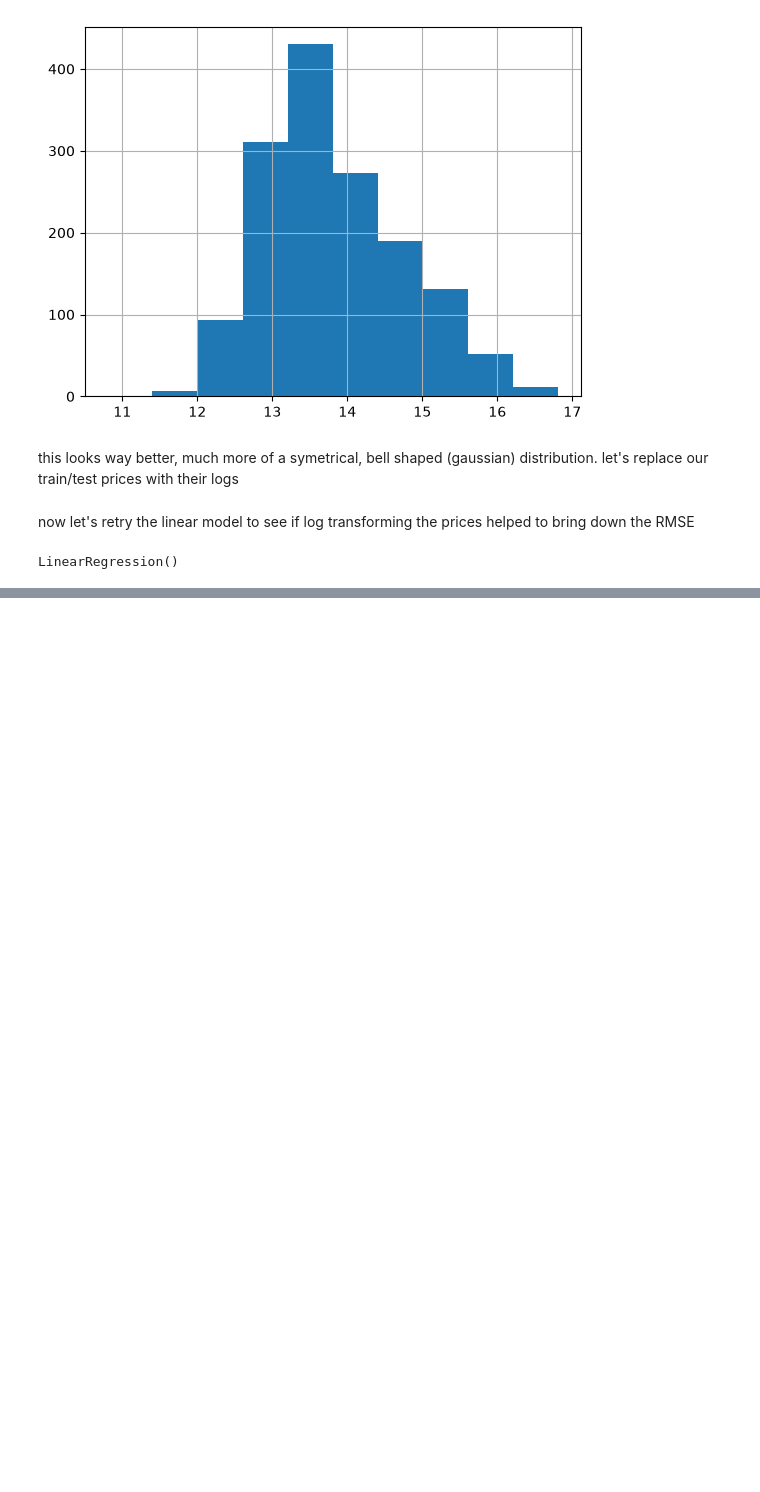
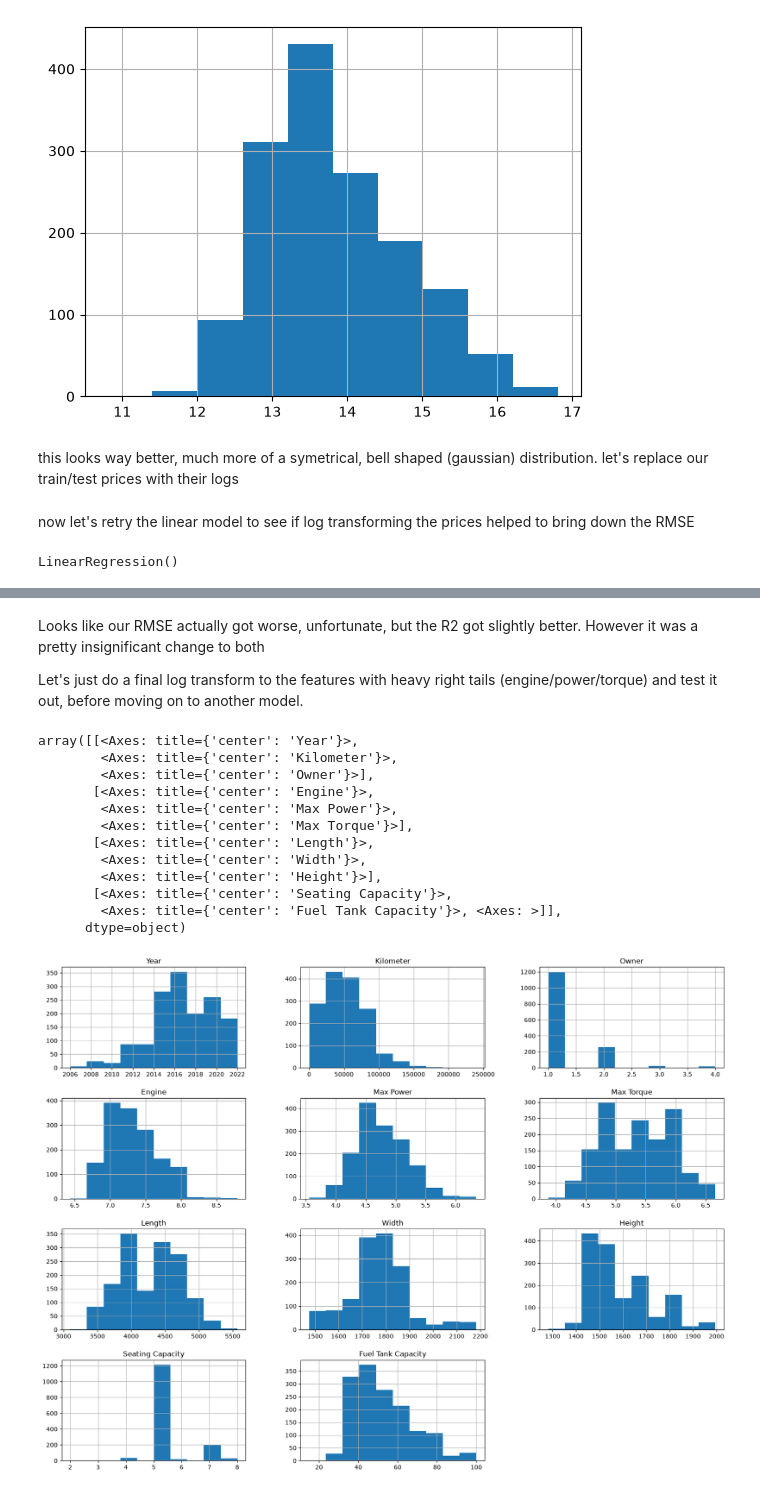
Before and after one commit to zainbabar/vehicle-price-predictor, a Jupyter notebook: vehicle.ipynb, the cells around one changed output, grey strips where cells are left out. Saved outputs shown, nothing was run; the diff lists cells and outputs as text; code cells hidden in the pictures; blank space fills up the shorter version.

```diff
--- a/vehicle.ipynb
+++ b/vehicle.ipynb
@@ -554,0 +670,3 @@ This looks MUCH better, we have a great R2 score and RMSE, looks like the issue
+# %%
+y_train = y_train.loc[X_train.index]
+y_train_log = y_train_log.loc[X_train.index]
@@ -554,0 +675,11 @@ This looks MUCH better, we have a great R2 score and RMSE, looks like the issue
+# %%
+lin_reg.fit(X_train, y_train_log)
+
+y_pred = lin_reg.predict(X_test)
+
+print("Coef: ", lin_reg.coef_) # weights per feature
+print("Intercept: ", lin_reg.intercept_) # constant term in linear model
+print("R2: ", r2_score(y_test_log, y_pred))
+# transform the RMSE back to the acutal price units
+rmse = (root_mean_squared_error(np.exp(y_test_log), np.exp(y_pred)))
+print("RMSE: ", rmse)
@@ -554,0 +699,8 @@ This looks MUCH better, we have a great R2 score and RMSE, looks like the issue
+# %% [markdown]
+Looks like our RMSE actually got worse, unfortunate, but the R2 got slightly better. However it was a pretty insignificant change to both
+
+Let's just do a final log transform to the features with heavy right tails (engine/power/torque) and test it out, before moving on to another model.
+# %%
+X_train["Engine"] = np.log(X_train["Engine"])
+X_train["Max Power"] = np.log(X_train["Max Power"])
+X_train["Max Torque"] = np.log(X_train["Max Torque"])
@@ -554,0 +712,16 @@ This looks MUCH better, we have a great R2 score and RMSE, looks like the issue
+# %%
+X_train.hist(figsize=(20, 15))
+# %% [output]
+array([[<Axes: title={'center': 'Year'}>,
+        <Axes: title={'center': 'Kilometer'}>,
+        <Axes: title={'center': 'Owner'}>],
+       [<Axes: title={'center': 'Engine'}>,
+        <Axes: title={'center': 'Max Power'}>,
+        <Axes: title={'center': 'Max Torque'}>],
+       [<Axes: title={'center': 'Length'}>,
+        <Axes: title={'center': 'Width'}>,
+        <Axes: title={'center': 'Height'}>],
+       [<Axes: title={'center': 'Seating Capacity'}>,
+        <Axes: title={'center': 'Fuel Tank Capacity'}>, <Axes: >]],
+      dtype=object)
+[figure, added]
```
Also changed, not shown: parts of 38 cells of this notebook.
